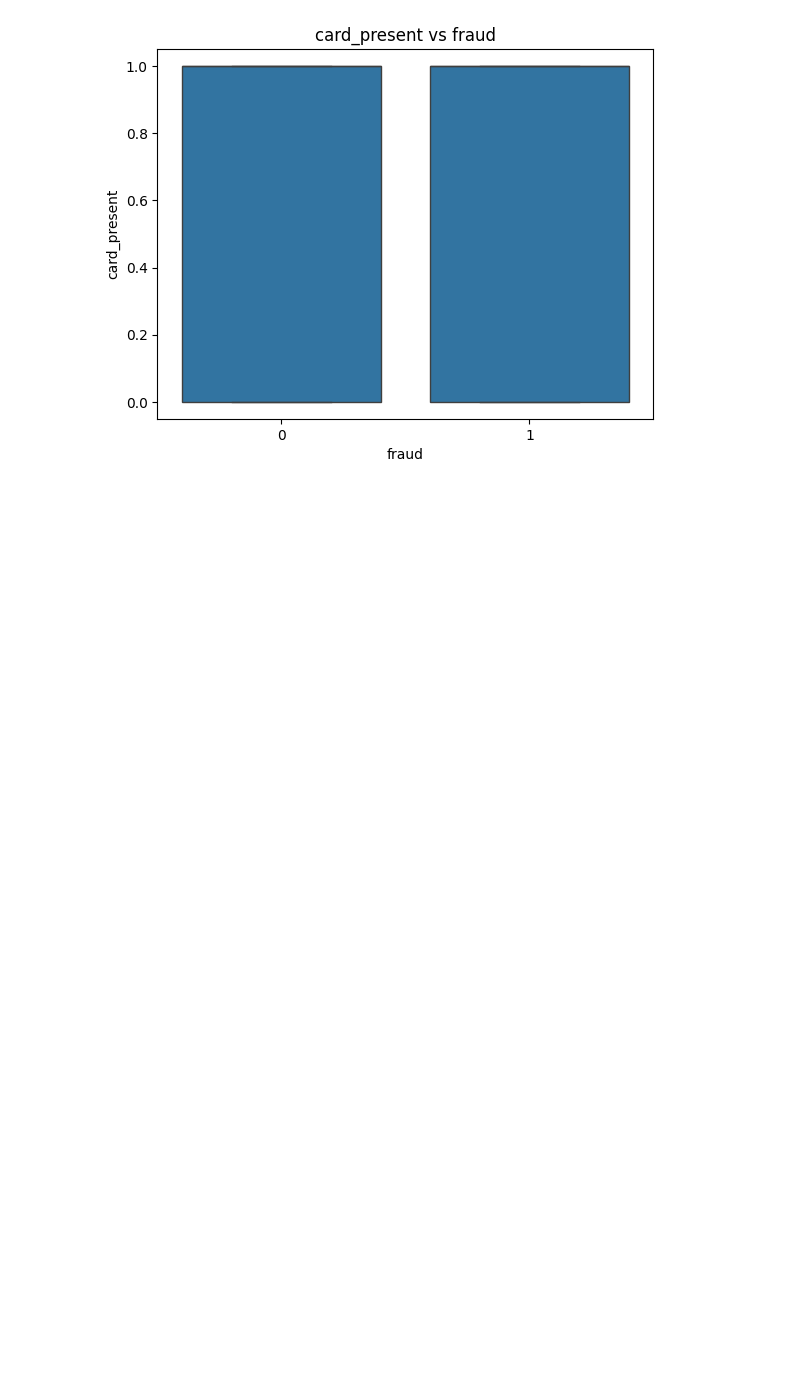
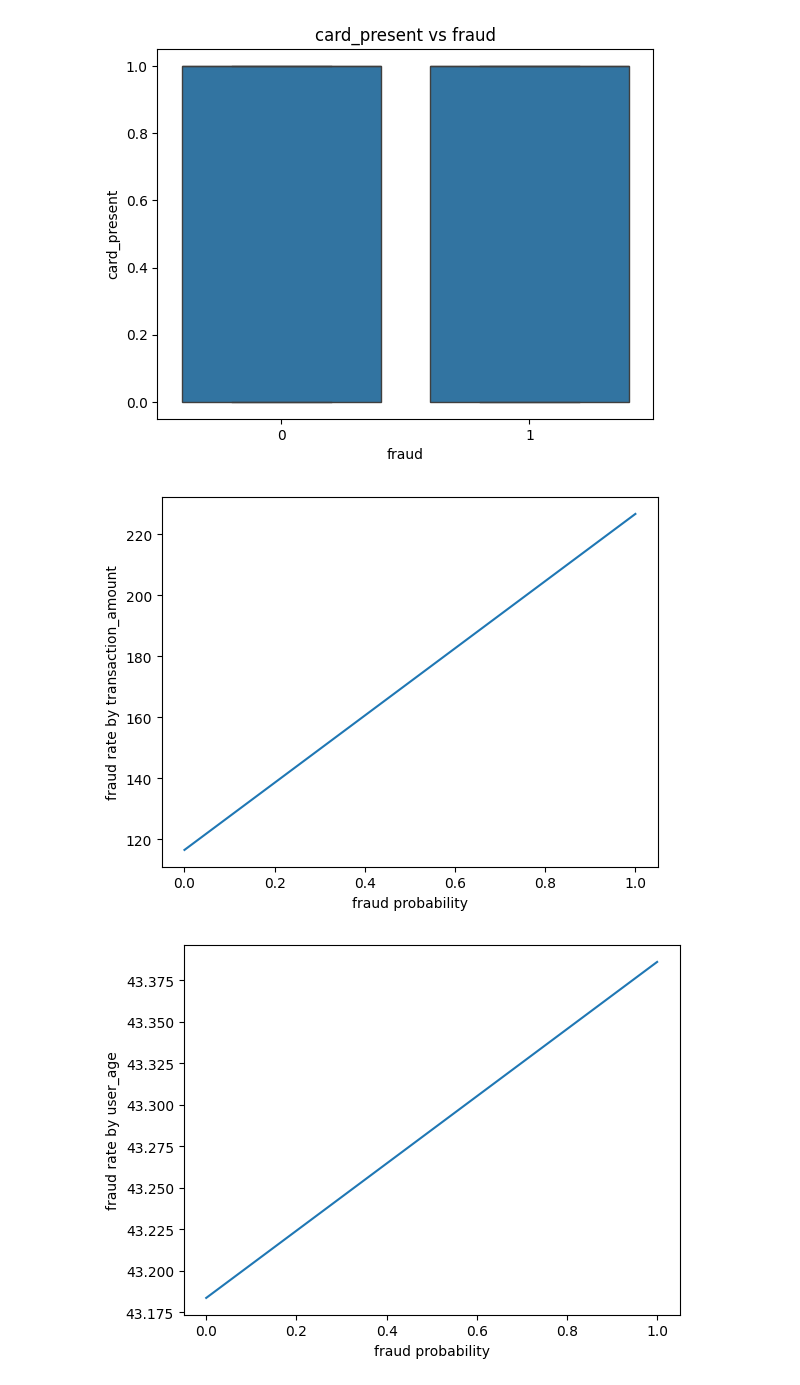
Before and after one commit to Jarad-patrick/Fraud_detection_model, a Jupyter notebook: ml.ipynb, the cells around one changed output. Cells and saved outputs as stored; diff of their text form; code cells hidden in the pictures; blank space fills up the shorter version.

Commit message:
:probability

```diff
--- a/ml.ipynb
+++ b/ml.ipynb
@@ -116,3 +116,15 @@ for feature in features:
 [figure]
 [figure]
 [figure]
+# %%
+features = ['transaction_amount','user_age','account_age_days','num_transactions_last_24h','is_foreign_transaction','is_high_risk_merchant','card_present']
+for feature in features:
+
+    fraud_rate = df.groupby('fraud')[feature].mean() #used to check the probability of fraud by feature
+    fraud_rate.plot()
+    plt.ylabel(f'fraud rate by {feature}')
+    plt.xlabel('fraud probability')
+    plt.show()
+# %% [output]
+[figure, added]
+[figure, added]
```
Also changed, not shown: parts of 1 cell of this notebook.
